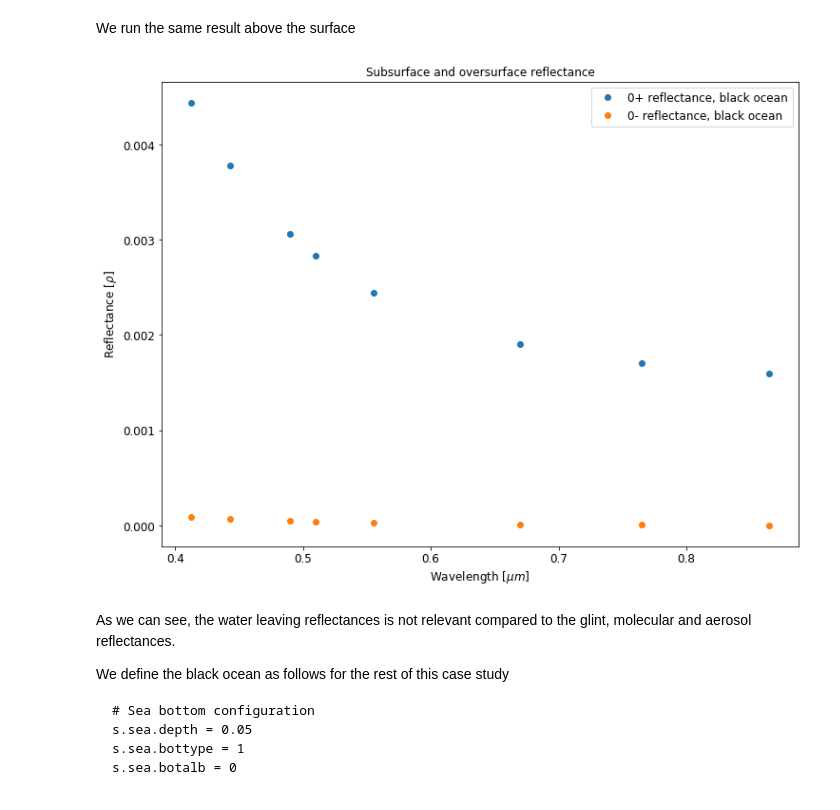
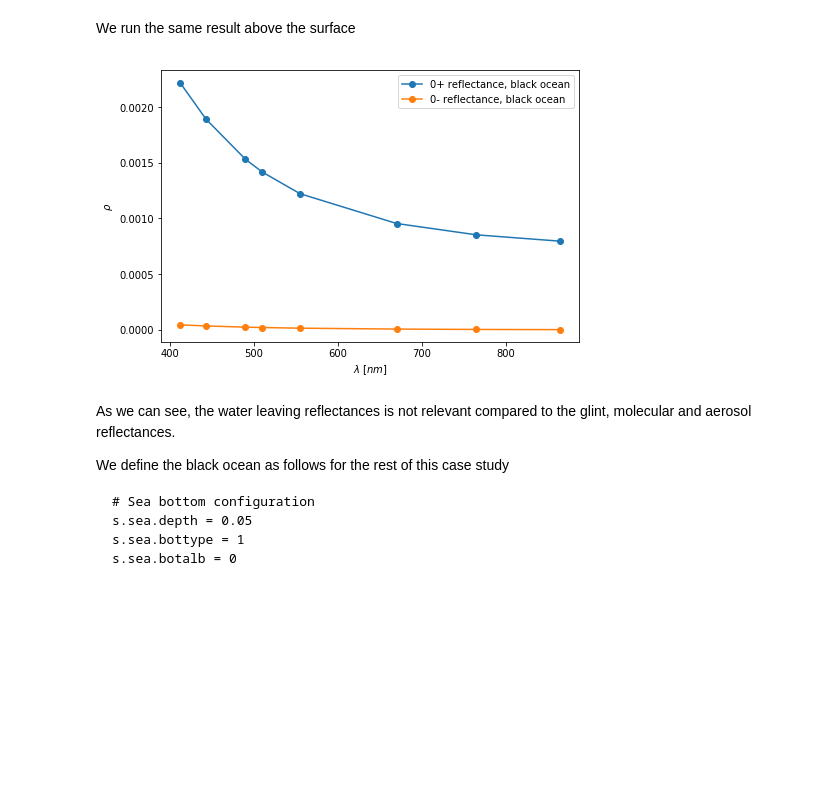
Before and after one commit to fnemina/pyOSOAA, a Jupyter notebook: casestudy/pyOSOAA_case_study.ipynb, the cells around one changed output. Drawn from its saved outputs; the diff is of its cells as text; code cells hidden in the pictures; blank space fills up the shorter version.

```diff
--- a/casestudy/pyOSOAA_case_study.ipynb
+++ b/casestudy/pyOSOAA_case_study.ipynb
@@ -86,38 +87,23 @@ s.ang.thetas = 60
 s.view.level = 4
 # %% [markdown]
 We run the results for different wavelengths and save the reflectance
-# %%
-rhowb = np.copy(wavelengths)*0
-for idx, wl in np.ndenumerate(wavelengths):
-    s.wa = wl
-    s.run()
-    rhowb[idx[0]] = interp1d(s.outputs.vsvza.vza, s.outputs.vsvza.I)(view)/np.cos(np.pi*s.ang.thetas/180.0)
+# %%
+rhowb = RunWavelengths(s, wavelengths, view)/np.cos(np.pi*view/180.0)
 # %% [markdown]
 We run the same result above the surface
 # %%
 # Configure view level below the surface
 s.view.level = 3
 
-rhowa = np.copy(wavelengths)*0
-for idx, wl in np.ndenumerate(wavelengths):
-    s.wa = wl
-    s.run()
-    rhowa[idx[0]] = interp1d(s.outputs.vsvza.vza, s.outputs.vsvza.I)(view)/np.cos(np.pi*s.ang.thetas/180.0)
+rhowa = RunWavelengths(s, wavelengths, view)/np.cos(np.pi*view/180.0)
 # %%
-plt.figure(figsize=(12,9))
-
-plt.plot(wavelengths,rhowa,'o',label="0+ reflectance, black ocean")
-plt.plot(wavelengths,rhowb,'o',label="0- reflectance, black ocean")
-
-plt.xlabel(r"Wavelength [$\mu m$]",fontsize=12)
-plt.ylabel(r"Reflectance [$\rho$]",fontsize=12)
-plt.xticks(fontsize=12)
-plt.yticks(fontsize=12)
-plt.legend(fontsize=12)
-plt.title("Subsurface and oversurface reflectance", fontsize=12)
+plt.figure(figsize=(7.5,5))
+plt.plot(wavelengths*1e3,rhowa,'o-',label="0+ reflectance, black ocean")
+plt.plot(wavelengths*1e3,rhowb,'o-',label="0- reflectance, black ocean")
+plt.xlabel(r"$\lambda$ [$nm$]"); plt.ylabel(r"$\rho$"); plt.legend()
 plt.show()
 # %% [output]
-[figure, old version]
+[figure, new version]
 # %% [markdown]
 As we can see, the water leaving reflectances is not relevant compared to the glint, molecular and aerosol reflectances.
 
```
Also changed, not shown: parts of 20 cells of this notebook, 1 other file.
